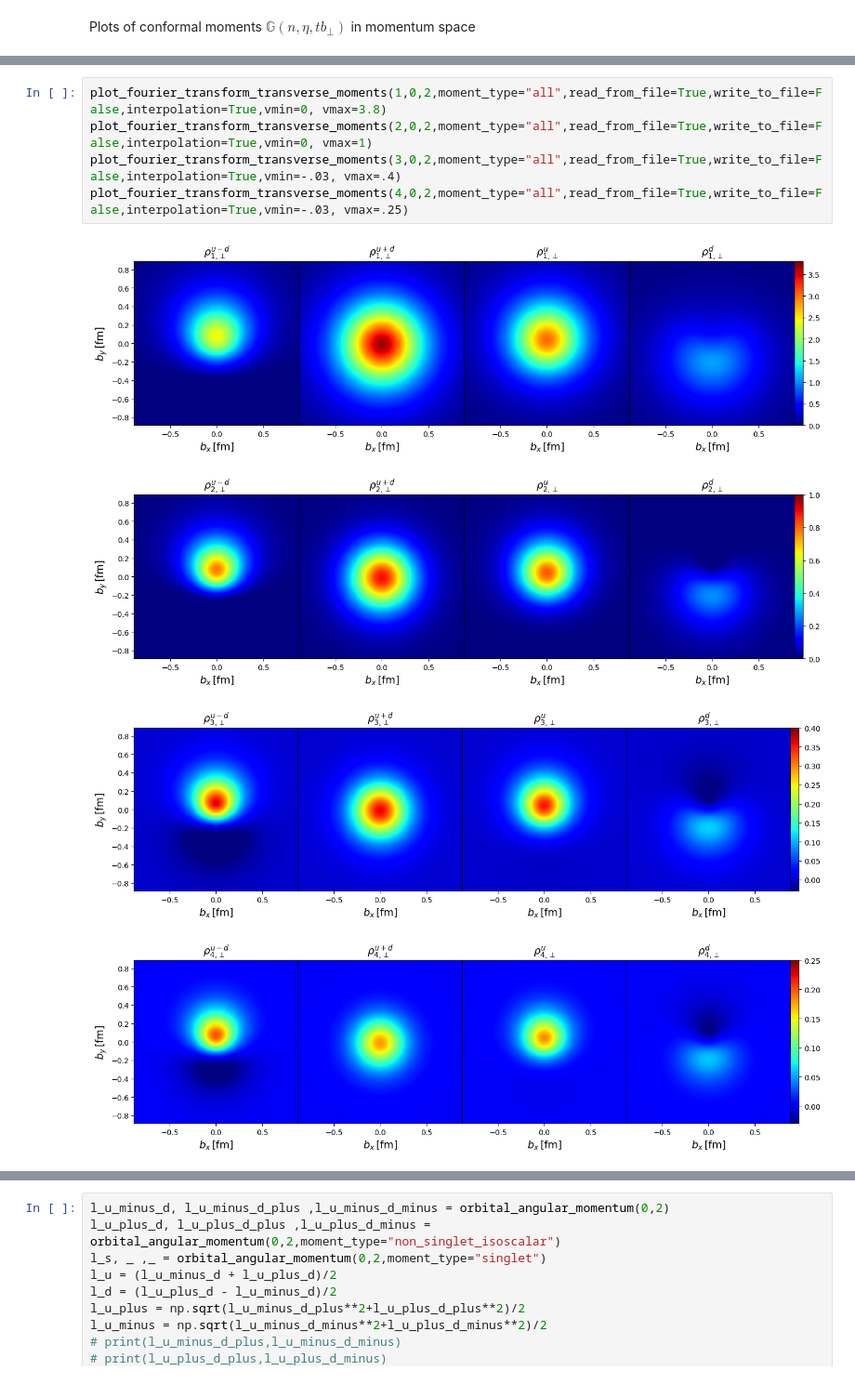
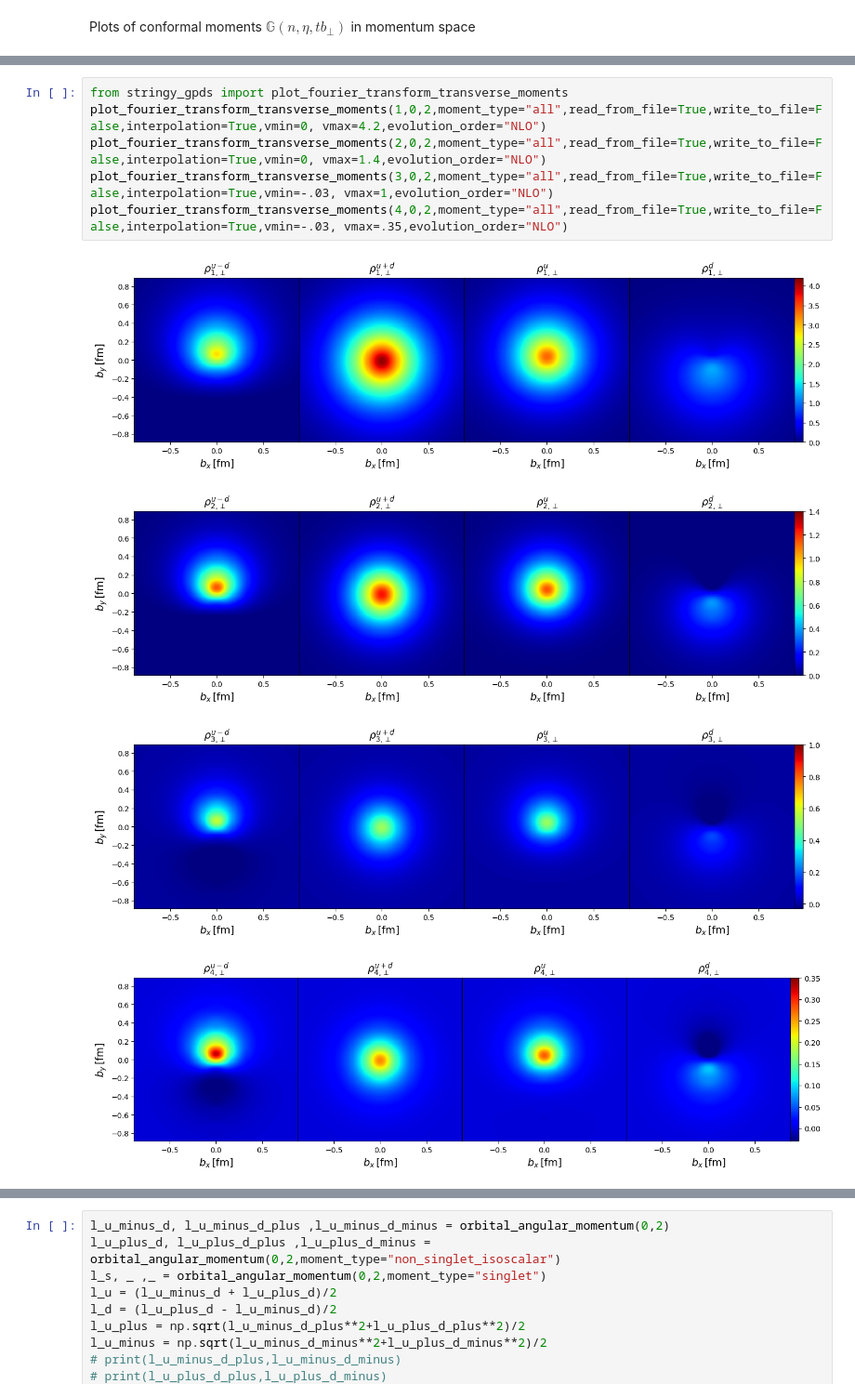
Before and after one commit to HechenMountain/stringy-gpds, a Jupyter notebook: StringBasedGPD.ipynb, the cells around one changed output, grey strips where cells are left out. Shown at 93% size. Cells and saved outputs as stored; diff of their text form.

```diff
--- a/StringBasedGPD.ipynb
+++ b/StringBasedGPD.ipynb
@@ -311,10 +300,11 @@ plot_fourier_transform_singlet_spin_orbit_correlation(0,2,particle="gluon",read_
 # %%
-plot_fourier_transform_transverse_moments(1,0,2,moment_type="all",read_from_file=True,write_to_file=False,interpolation=True,vmin=0, vmax=3.8)
-plot_fourier_transform_transverse_moments(2,0,2,moment_type="all",read_from_file=True,write_to_file=False,interpolation=True,vmin=0, vmax=1)
-plot_fourier_transform_transverse_moments(3,0,2,moment_type="all",read_from_file=True,write_to_file=False,interpolation=True,vmin=-.03, vmax=.4)
-plot_fourier_transform_transverse_moments(4,0,2,moment_type="all",read_from_file=True,write_to_file=False,interpolation=True,vmin=-.03, vmax=.25)
+from stringy_gpds import plot_fourier_transform_transverse_moments
+plot_fourier_transform_transverse_moments(1,0,2,moment_type="all",read_from_file=True,write_to_file=False,interpolation=True,vmin=0, vmax=4.2,evolution_order="NLO")
+plot_fourier_transform_transverse_moments(2,0,2,moment_type="all",read_from_file=True,write_to_file=False,interpolation=True,vmin=0, vmax=1.4,evolution_order="NLO")
+plot_fourier_transform_transverse_moments(3,0,2,moment_type="all",read_from_file=True,write_to_file=False,interpolation=True,vmin=-.03, vmax=1,evolution_order="NLO")
+plot_fourier_transform_transverse_moments(4,0,2,moment_type="all",read_from_file=True,write_to_file=False,interpolation=True,vmin=-.03, vmax=.35,evolution_order="NLO")
 # %% [output]
-[figure, old version]
+[figure, new version]
-[figure, old version]
+[figure, new version]
-[figure, old version]
+[figure, new version]
-[figure, old version]
+[figure, new version]
```
Also changed, not shown: parts of 20 cells of this notebook, 7 other files.
